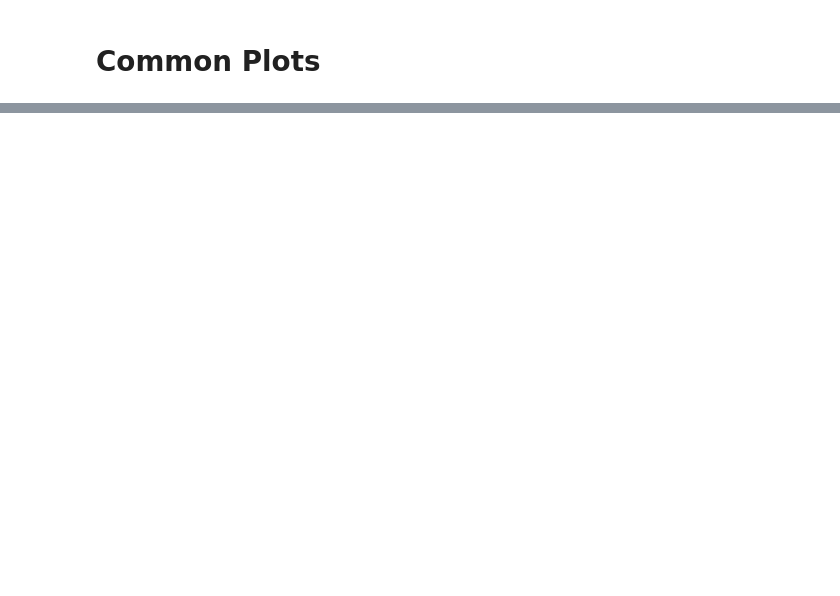
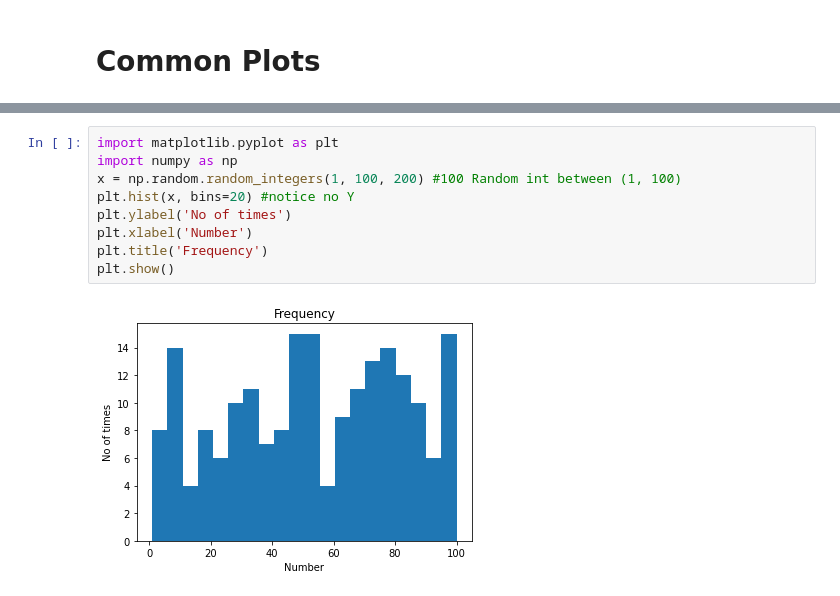
Before and after one commit to Data-Miners-Club/DS-Libraries, a Jupyter notebook: Common_Plots.ipynb, the cells around one changed output, grey strips where cells are left out. Drawn from its saved outputs; the diff is of its cells as text; blank space fills up the shorter version.

```diff
--- a/Common_Plots.ipynb
+++ b/Common_Plots.ipynb
@@ -6,0 +35,11 @@
+# %%
+import matplotlib.pyplot as plt
+import numpy as np
+x = np.random.random_integers(1, 100, 200) #100 Random int between (1, 100)
+plt.hist(x, bins=20) #notice no Y
+plt.ylabel('No of times')
+plt.xlabel('Number')
+plt.title('Frequency')
+plt.show()
+# %% [output]
+[figure, added]
```
Also changed, not shown: parts of 26 cells of this notebook.
